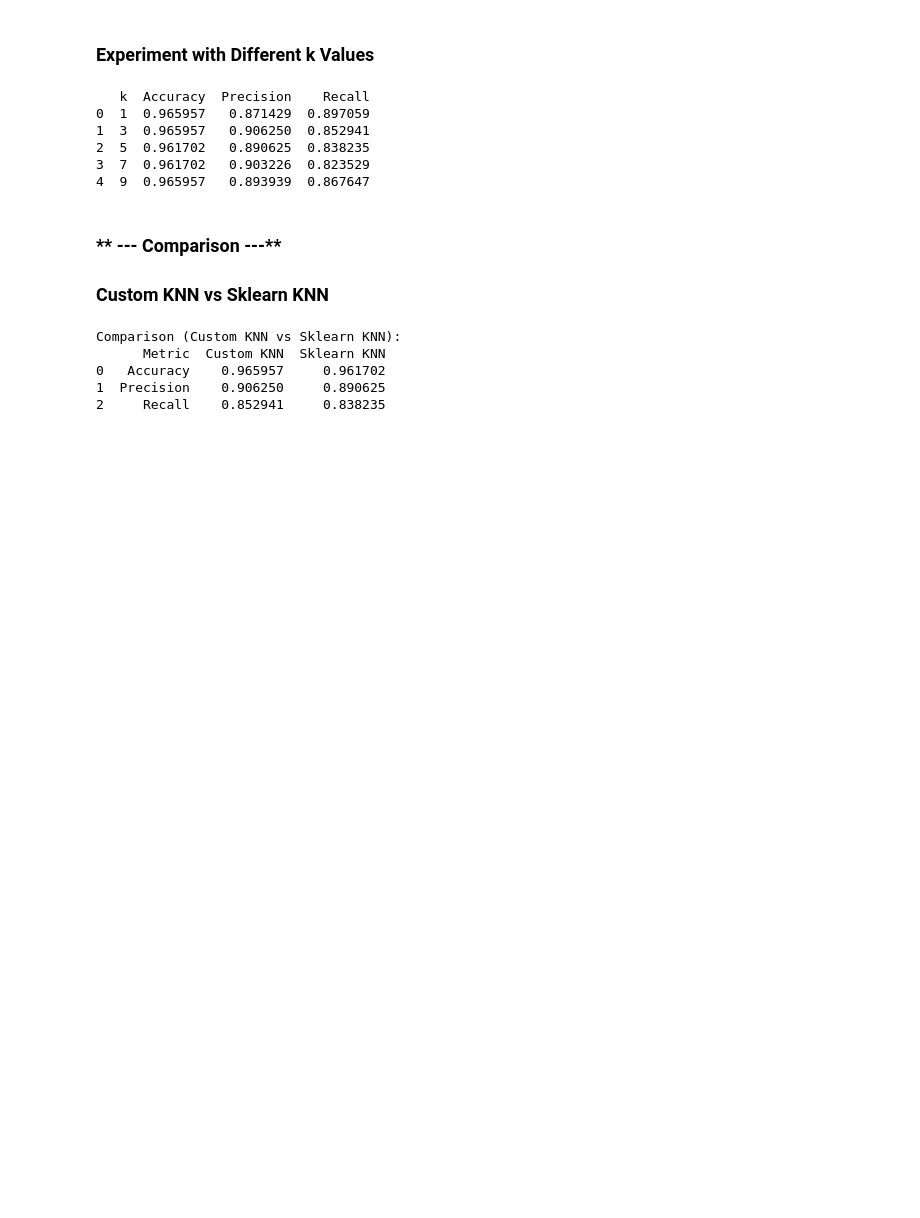
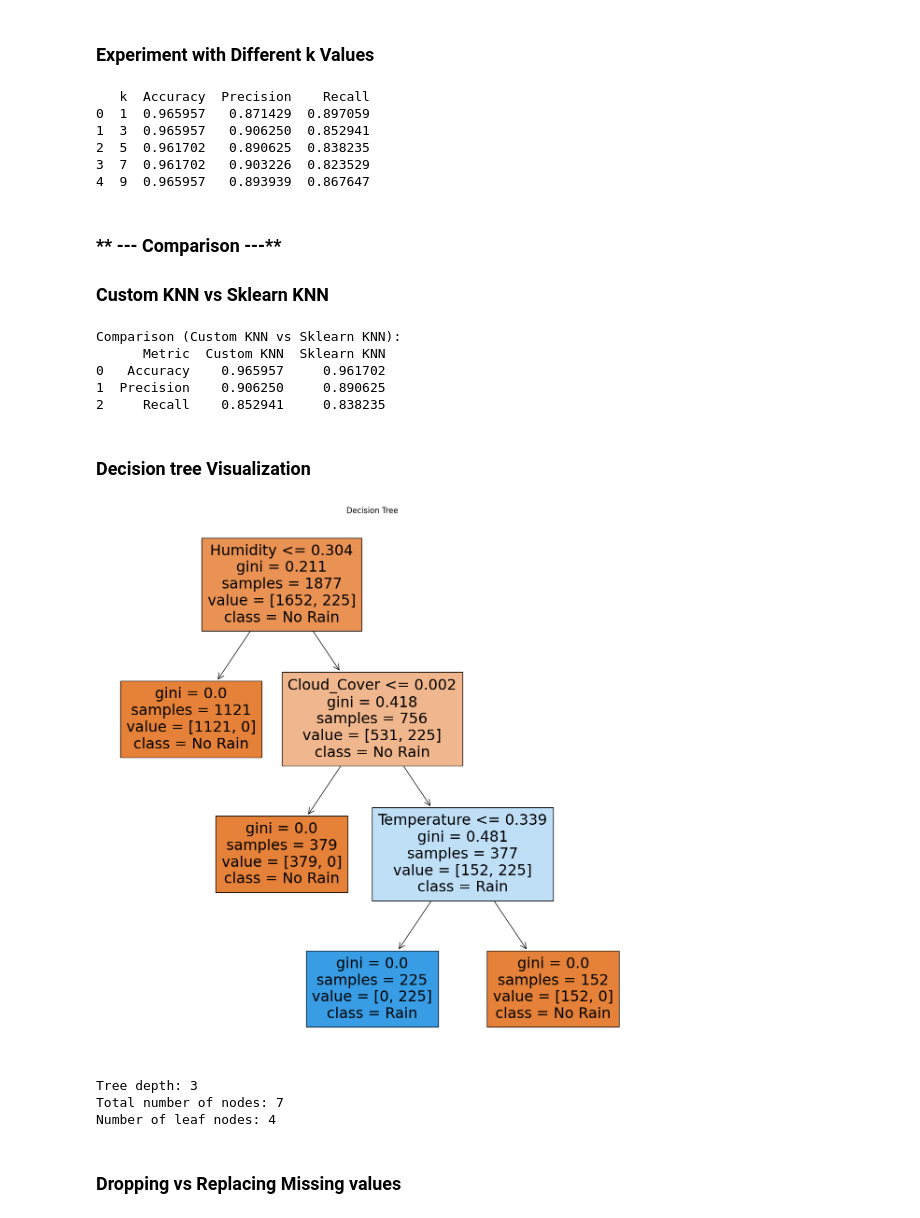
Before and after one commit to iSeFz/ML_A2, a Jupyter notebook: main.ipynb, the cells around one changed output. Saved outputs shown, nothing was run; the diff lists cells and outputs as text; code cells hidden in the pictures; blank space fills up the shorter version.

Commit message:
printing tree and comparing missing values strategies

```diff
--- a/main.ipynb
+++ b/main.ipynb
@@ -61,12 +62,12 @@ dtype: int64
 # %% [markdown]
 #### Using second techqnique (replacing missing values with the average of the feature)
 # %%
-# Impute missing values in the dataset using the average of the feature column
-if missing_values.any():
-    for column in data.columns:
-        if data[column].isna().any():
-            data.fillna({column: data[column].mean()}, inplace=True)
-    print("Missing values imputed.")
-    display(data.isna().sum())
-else:
-    print("No missing values found.")
+# # Impute missing values in the dataset using the average of the feature column
+# if missing_values.any():
+#     for column in data.columns:
+#         if data[column].isna().any():
+#             data.fillna({column: data[column].mean()}, inplace=True)
+#     print("Missing values imputed.")
+#     display(data.isna().sum())
+# else:
+#     print("No missing values found.")
@@ -366,3 +358,22 @@ Comparison (Custom KNN vs Sklearn KNN):
 0   Accuracy    0.965957     0.961702
 1  Precision    0.906250     0.890625
 2     Recall    0.852941     0.838235
+# %% [markdown]
+### Decision tree Visualization
+# %%
+plt.figure(figsize=(15, 15))
+plot_tree(decision_tree_model, feature_names=features.columns, class_names=["No Rain", "Rain"], filled=True)
+plt.title("Decision Tree")
+plt.show()
+# %% [output]
+[figure, added]
+# %%
+print("Tree depth:", decision_tree_model.get_depth())
+print("Total number of nodes:", decision_tree_model.tree_.node_count)
+print("Number of leaf nodes:", decision_tree_model.get_n_leaves())
+# %% [output]
+Tree depth: 3
+Total number of nodes: 7
+Number of leaf nodes: 4
+# %% [markdown]
+### Dropping vs Replacing Missing values
```
Also changed, not shown: parts of 3 cells of this notebook, 1 other file.
